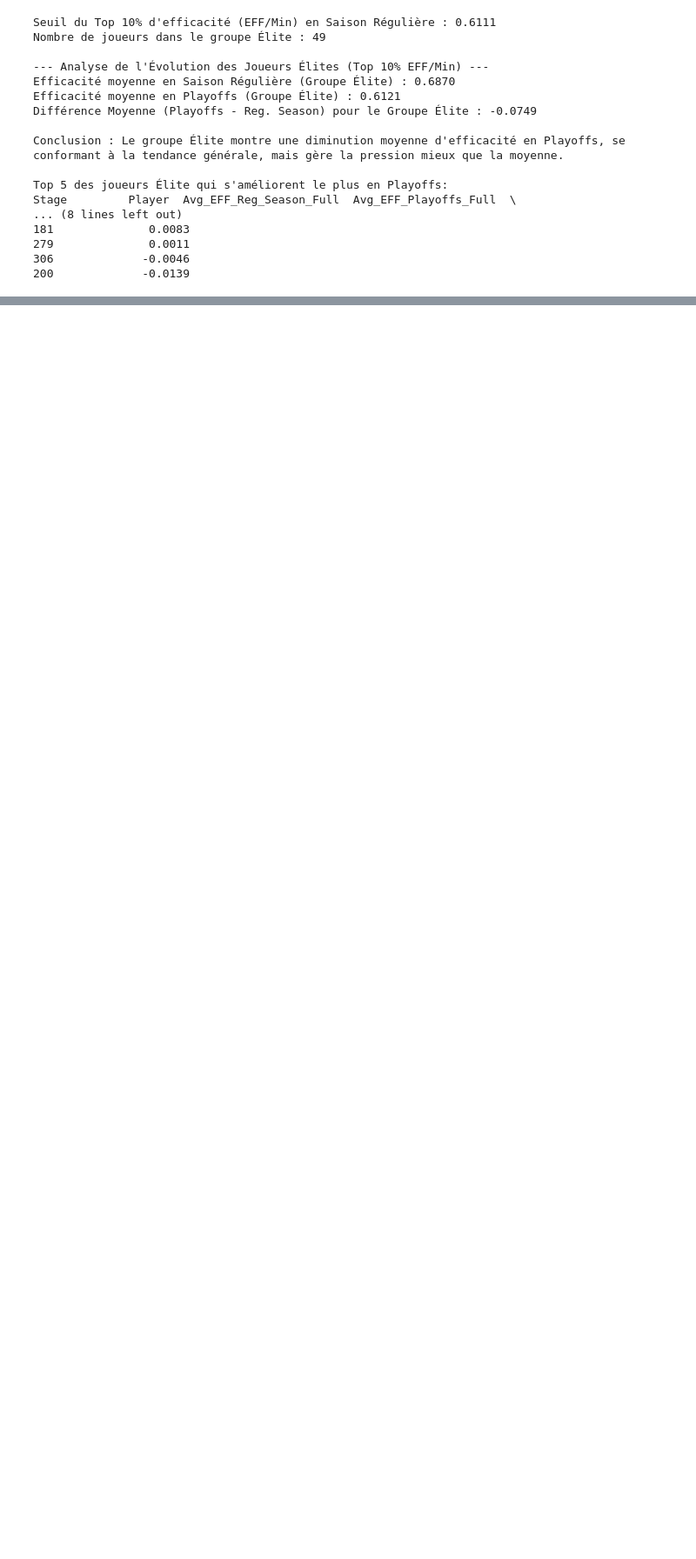
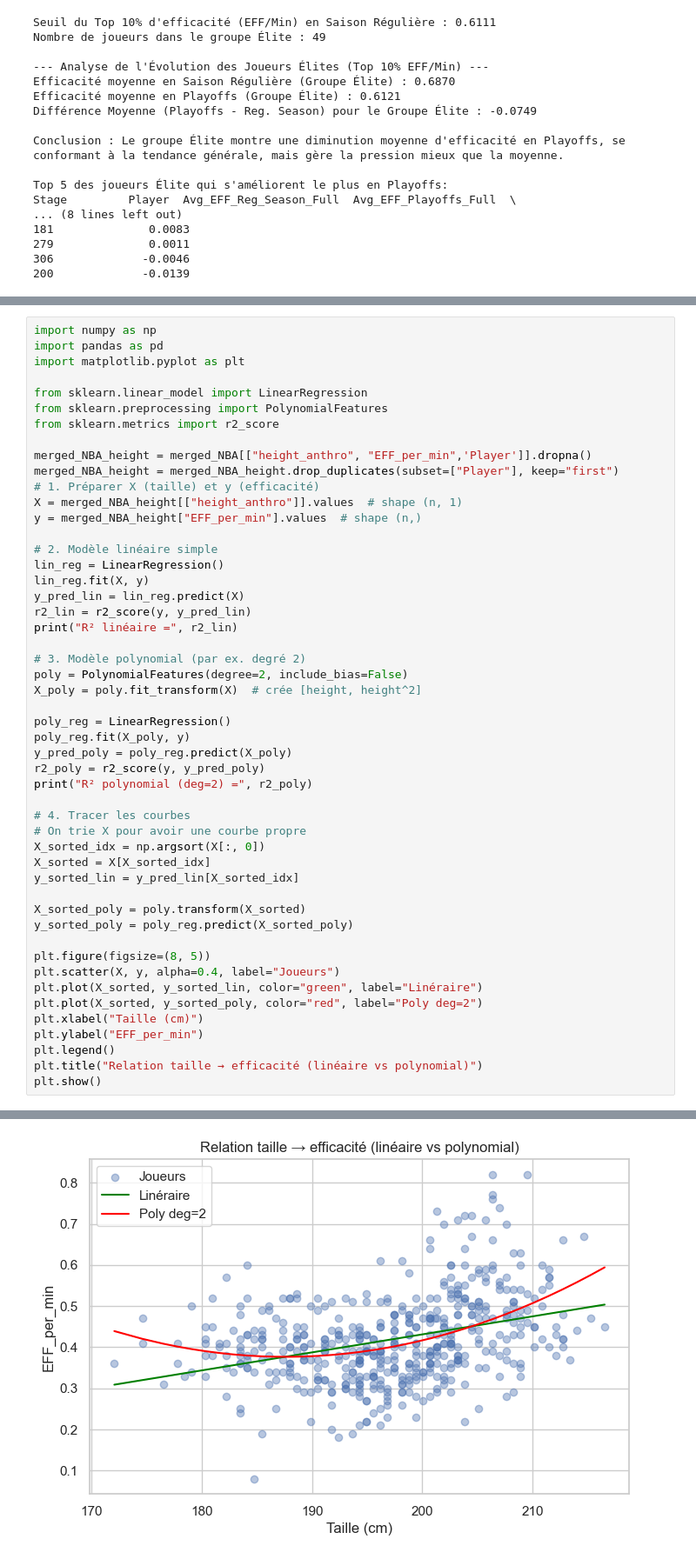
Before and after one commit to Raf-Alb/Data-Science-Group-Q, a Jupyter notebook: Projet.ipynb, the cells around one changed output, grey strips where cells are left out. Shown at 87% size. Cells and saved outputs as stored; diff of their text form; blank space fills up the shorter version.

Commit message:
regression multifactoriel

```diff
--- a/Projet.ipynb
+++ b/Projet.ipynb
@@ -1295,0 +1315,51 @@ Stage         Player  Avg_EFF_Reg_Season_Full  Avg_EFF_Playoffs_Full  \
+# %%
+import numpy as np
+import pandas as pd
+import matplotlib.pyplot as plt
+
+from sklearn.linear_model import LinearRegression
+from sklearn.preprocessing import PolynomialFeatures
+from sklearn.metrics import r2_score
+
+merged_NBA_height = merged_NBA[["height_anthro", "EFF_per_min",'Player']].dropna()
+merged_NBA_height = merged_NBA_height.drop_duplicates(subset=["Player"], keep="first")
+# 1. Préparer X (taille) et y (efficacité)
+X = merged_NBA_height[["height_anthro"]].values  # shape (n, 1)
+y = merged_NBA_height["EFF_per_min"].values  # shape (n,)
+
+# 2. Modèle linéaire simple
+lin_reg = LinearRegression()
+lin_reg.fit(X, y)
+y_pred_lin = lin_reg.predict(X)
+r2_lin = r2_score(y, y_pred_lin)
+print("R² linéaire =", r2_lin)
+
+# 3. Modèle polynomial (par ex. degré 2)
+poly = PolynomialFeatures(degree=2, include_bias=False)
+X_poly = poly.fit_transform(X)  # crée [height, height^2]
+
+poly_reg = LinearRegression()
+poly_reg.fit(X_poly, y)
+y_pred_poly = poly_reg.predict(X_poly)
+r2_poly = r2_score(y, y_pred_poly)
+print("R² polynomial (deg=2) =", r2_poly)
+
+# 4. Tracer les courbes
+# On trie X pour avoir une courbe propre
+X_sorted_idx = np.argsort(X[:, 0])
+X_sorted = X[X_sorted_idx]
+y_sorted_lin = y_pred_lin[X_sorted_idx]
+
+X_sorted_poly = poly.transform(X_sorted)
+y_sorted_poly = poly_reg.predict(X_sorted_poly)
+
+plt.figure(figsize=(8, 5))
+plt.scatter(X, y, alpha=0.4, label="Joueurs")
+plt.plot(X_sorted, y_sorted_lin, color="green", label="Linéraire")
+plt.plot(X_sorted, y_sorted_poly, color="red", label="Poly deg=2")
+plt.xlabel("Taille (cm)")
+plt.ylabel("EFF_per_min")
+plt.legend()
+plt.title("Relation taille → efficacité (linéaire vs polynomial)")
+plt.show()
+# %% [output]
@@ -1295,0 +1368 @@ Stage         Player  Avg_EFF_Reg_Season_Full  Avg_EFF_Playoffs_Full  \
+[figure, added]
```
Also changed, not shown: parts of 11 cells of this notebook.
